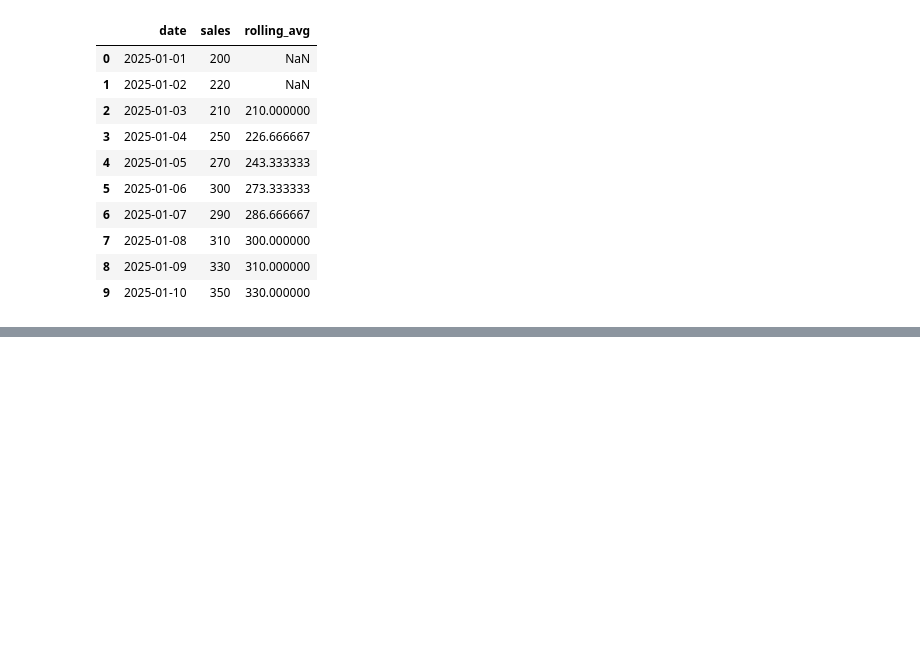
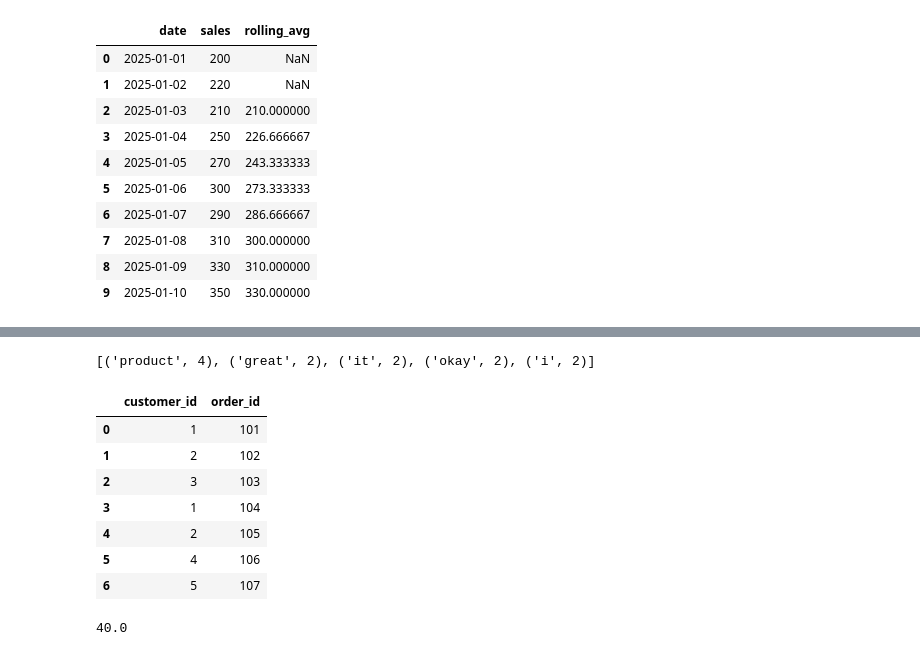
Before and after one commit to nikita98062/Python-Practice, a Jupyter notebook: data analysis coding interview questions.ipynb, the cells around one changed output, grey strips where cells are left out. Saved outputs shown, nothing was run; the diff lists cells and outputs as text; code cells hidden in the pictures; blank space fills up the shorter version.

```diff
--- a/data analysis coding interview questions.ipynb
+++ b/data analysis coding interview questions.ipynb
@@ -621,0 +651,51 @@ df
+# %%
+# NLP + Data Analysis – Most Frequent Words in Reviews
+# Question Get top 5 most common words in reviews
+
+from collections import Counter
+import pandas as pd
+import re
+
+reviews = pd.DataFrame({
+    'review': [
+        "Great product! Highly recommend it.",
+        "The product is okay, could be better.",
+        "I love this product. Love it!",
+        "Not bad, not great, just okay.",
+        "Best product I've used!"
+    ]
+})
+words=[]
+for review in reviews['review']:
+    tokens=re.findall(r'\b\w+\b',review.lower())
+    words.extend(tokens)
+top_words=Counter(words).most_common(5)
+top_words
+# %% [output]
+[('product', 4), ('great', 2), ('it', 2), ('okay', 2), ('i', 2)]
+# %%
+# Calculate Repeat Purchase Rate
+# 🧠 Question: What % of customers made more than one purchase
+
+import pandas as pd
+
+df = pd.DataFrame({
+    'customer_id': [1, 2, 3, 1, 2, 4, 5],
+    'order_id': [101, 102, 103, 104, 105, 106, 107]
+})
+df
+# %% [output]
+|  | customer_id | order_id |
+| 0 | 1 | 101 |
+| 1 | 2 | 102 |
+| 2 | 3 | 103 |
+| 3 | 1 | 104 |
+| 4 | 2 | 105 |
+| 5 | 4 | 106 |
+| 6 | 5 | 107 |
+# %%
+repeat_customers=df.groupby('customer_id').size().gt(1).sum()
+repeat_rate=repeat_customers/df['customer_id'].nunique()*100
+repeat_rate
+# %% [output]
+40.0
```
Also changed, not shown: parts of 2 cells of this notebook.
